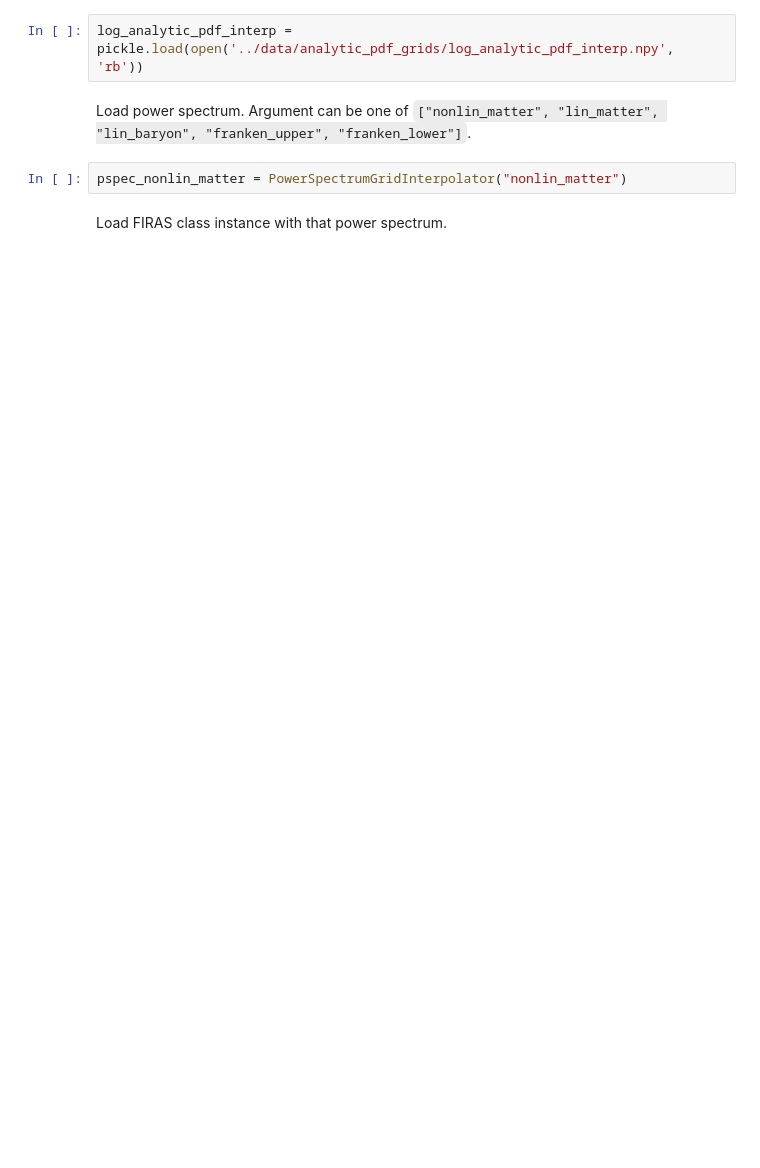
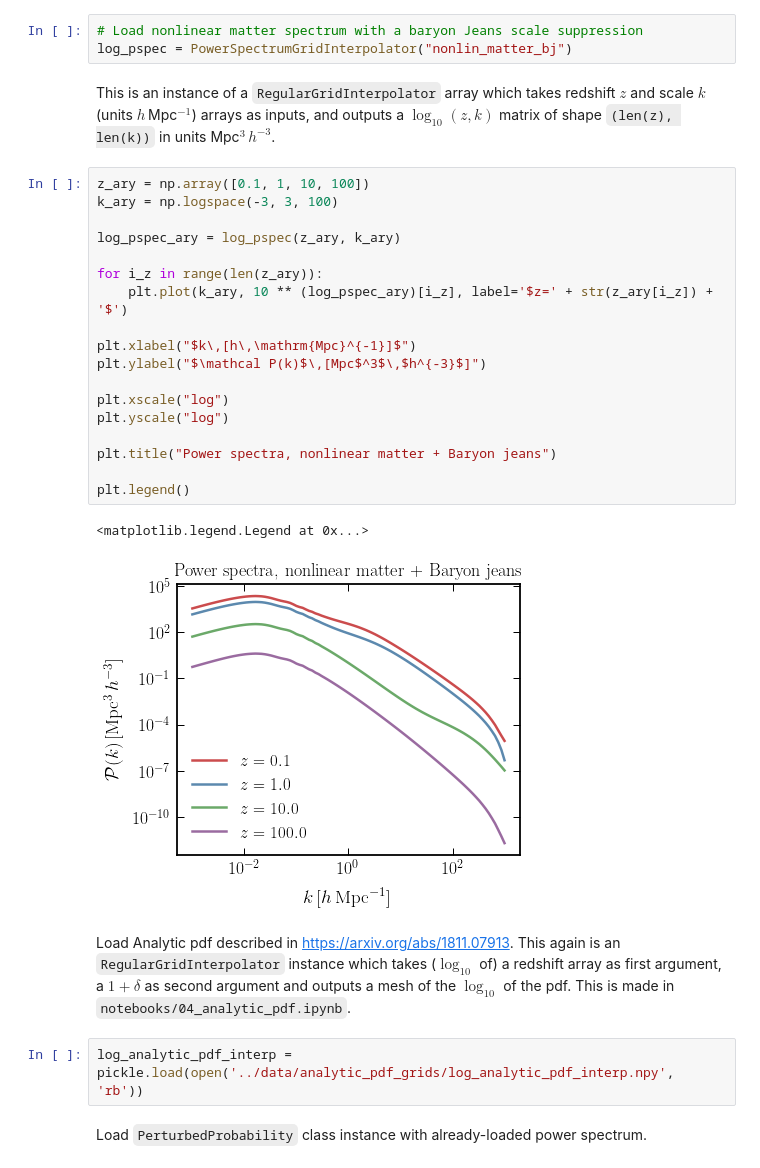
Before and after one commit to smsharma/dark-photons-perturbations, a Jupyter notebook: notebooks/00_dP_dz.ipynb, the cells around one changed output. Cells and saved outputs as stored; diff of their text form; blank space fills up the shorter version.

```diff
--- a/notebooks/00_dP_dz.ipynb
+++ b/notebooks/00_dP_dz.ipynb
@@ -39,8 +50,32 @@ Load Misha pdf from Hongwan.
+# %%
+# Load nonlinear matter spectrum with a baryon Jeans scale suppression
+log_pspec = PowerSpectrumGridInterpolator("nonlin_matter_bj")
+# %% [markdown]
+This is an instance of a `RegularGridInterpolator` array which takes redshift $z$ and scale $k$ (units $h\,$Mpc$^{-1}$) arrays as inputs, and outputs a $\log_{10}(z, k)$ matrix of shape `(len(z), len(k))` in units Mpc$^3\,h^{-3}$.
+# %%
+z_ary = np.array([0.1, 1, 10, 100])
+k_ary = np.logspace(-3, 3, 100)
+
+log_pspec_ary = log_pspec(z_ary, k_ary)
+
+for i_z in range(len(z_ary)):
+    plt.plot(k_ary, 10 ** (log_pspec_ary)[i_z], label='$z=' + str(z_ary[i_z]) + '$')
+
+plt.xlabel("$k\,[h\,\mathrm{Mpc}^{-1}]$")
+plt.ylabel("$\mathcal P(k)$\,[Mpc$^3$\,$h^{-3}$]")
+
+plt.xscale("log")
+plt.yscale("log")
+
+plt.title("Power spectra, nonlinear matter + Baryon jeans")
+
+plt.legend()
+# %% [output]
+<matplotlib.legend.Legend at 0x...>
+[figure, added]
+# %% [markdown]
+Load Analytic pdf described in https://arxiv.org/abs/1811.07913. This again is an `RegularGridInterpolator` instance which takes ($\log_{10}$ of) a redshift array as first argument, a $1 + \delta$ as second argument and outputs a mesh of the $\log_{10}$ of the pdf. This is made in `notebooks/04_analytic_pdf.ipynb`.
 # %%
 log_analytic_pdf_interp = pickle.load(open('../data/analytic_pdf_grids/log_analytic_pdf_interp.npy', 'rb'))
-# %% [markdown]
-Load power spectrum. Argument can be one of `["nonlin_matter", "lin_matter", "lin_baryon", "franken_upper", "franken_lower"]`.
-# %%
-pspec_nonlin_matter = PowerSpectrumGridInterpolator("nonlin_matter")
 # %% [markdown]
-Load FIRAS class instance with that power spectrum.
+Load `PerturbedProbability` class instance with already-loaded power spectrum.
```
Also changed, not shown: parts of 17 cells of this notebook, 24 other files.
